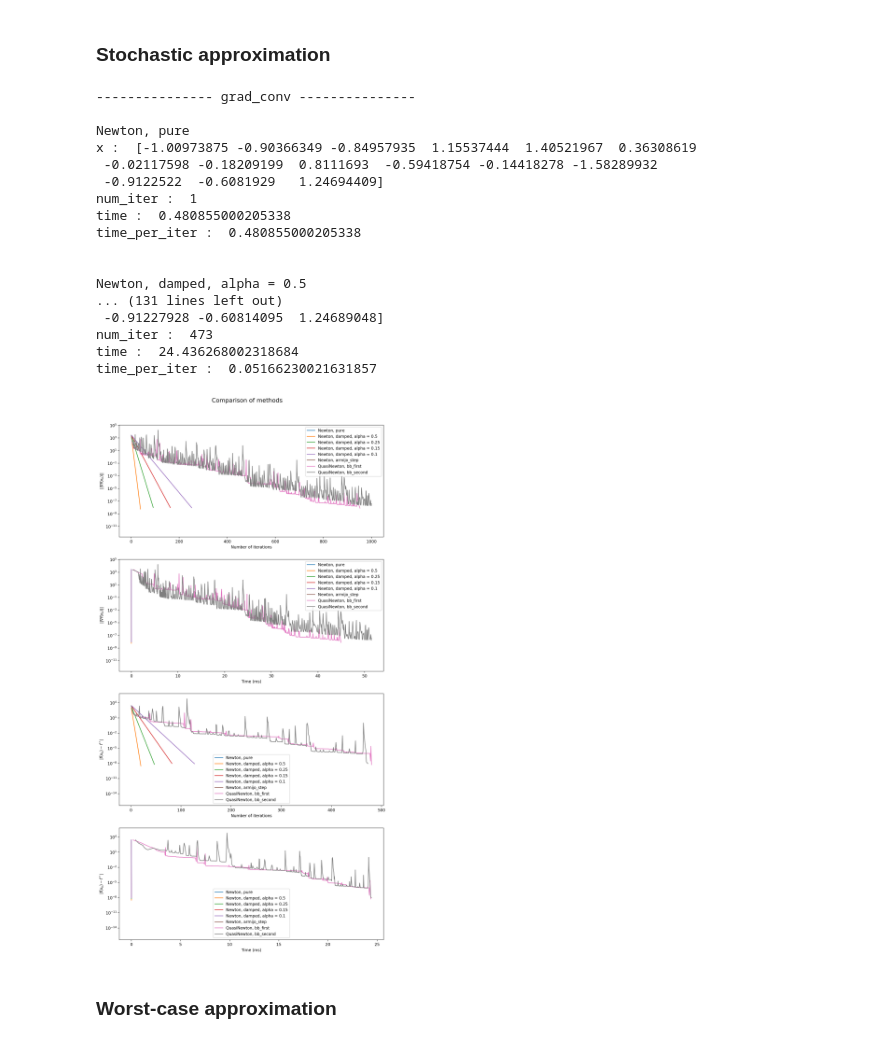
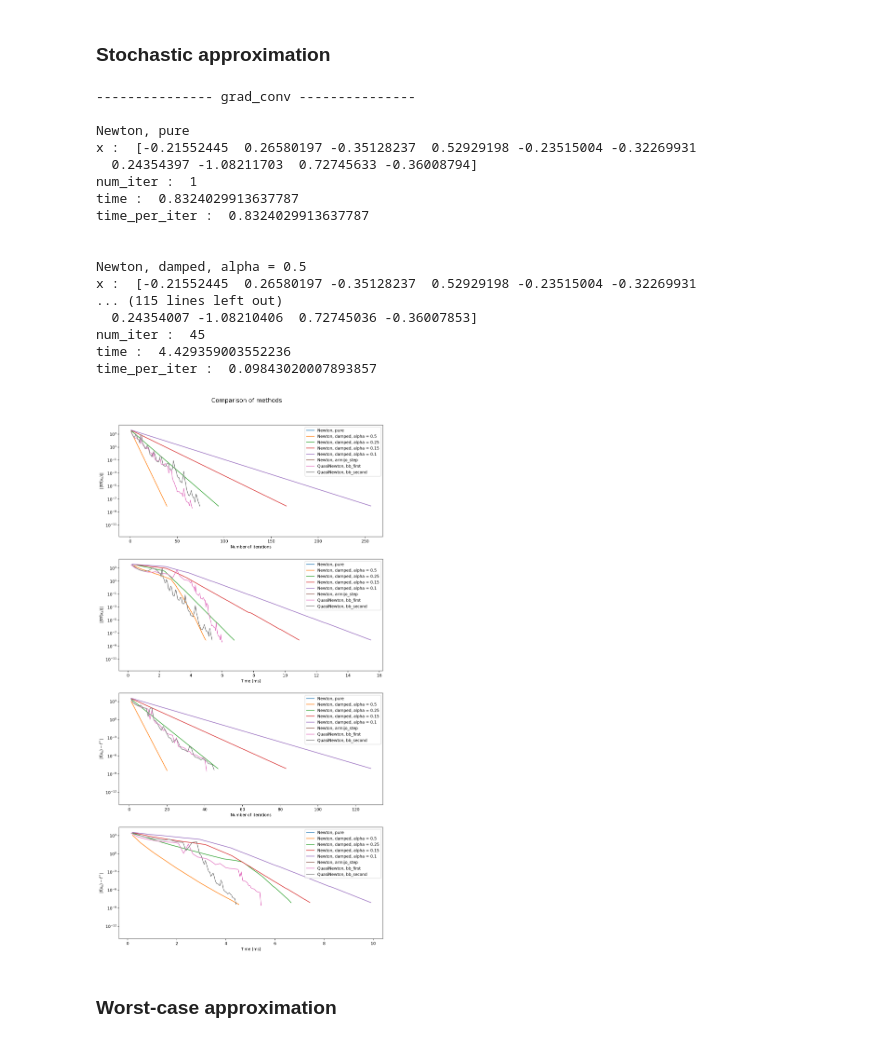
Before and after one commit to Lightingale/robust-optimization, a Jupyter notebook: NewtonComparison.ipynb, the cells around one changed output. Cells and saved outputs as stored; diff of their text form; code cells hidden in the pictures.

```diff
--- a/NewtonComparison.ipynb
+++ b/NewtonComparison.ipynb
@@ -51,7 +51,7 @@ def Newton(f, gradf, hessf, x0, epsilon, num_iter,
         alpha = step_selection(x, h, **opt_args)
         x = x + alpha * h
         conv_value = convergence(x, **opt_args)
-        timestamps.append(timer() - start)
+        timestamps.append((timer() - start) * 1000)
         conv_values.append(conv_value)
         if conv_value < epsilon:
             break
@@ -74,7 +74,7 @@ def QuasiNewton(f, gradf, hessf, x0, epsilon, num_iter,  # hessf not used
     conv_values = []
     timestamps = []
     start = timer()
-    alpha = 1e-4
+    alpha = 0.0001
     while iteration < num_iter:
         current_grad = gradf(x_prev)
         if iteration != 0:
@@ -85,7 +85,7 @@ def QuasiNewton(f, gradf, hessf, x0, epsilon, num_iter,  # hessf not used
         conv_values.append(conv_value)
         curr = timer()
         timestamps.append((curr - start) * 1000)
-        if conv_value < epsilon:
+        if (grad_conv(x_next, **opt_args) < epsilon) or (conv_value < epsilon):
             break
         prev_grad = current_grad
         s = x_next - x_prev
@@ -104,9 +104,9 @@ def QuasiNewton(f, gradf, hessf, x0, epsilon, num_iter,  # hessf not used
 # %% [markdown]
 Problem description is located at [Overleaf](https://www.overleaf.com/read/tbjdmwpxrycg).
 # %%
-N = 10
-M = 15
-A0 = np.random.uniform(-10, 10, (N, M))
+N = 20
+M = 10
+A0 = np.random.uniform(-1, 1, (N, M)) * 10
 A1 = np.random.uniform(-1, 1, (N, M))
 b = np.random.uniform(-10, 10, N)
 # %% [markdown]
@@ -176,26 +176,26 @@ def gradf_stoch(x):
 def hessf_stoch(x):
     return 2 * A0.T @ A0 + 2 / 3 * A1.T @ A1
 # %%
-compare(f_stoch, gradf_stoch, hessf_stoch, np.random.rand(M), 1e-8, 1000, [0.5, 0.25, 0.15, 0.1])
+compare(f_stoch, gradf_stoch, hessf_stoch, np.random.rand(M), 1e-8, 600, [0.5, 0.25, 0.15, 0.1])
 # %% [output]
 --------------- grad_conv ---------------
 
 Newton, pure
-x :  [-1.00973875 -0.90366349 -0.84957935  1.15537444  1.40521967  0.36308619
- -0.02117598 -0.18209199  0.8111693  -0.59418754 -0.14418278 -1.58289932
- -0.9122522  -0.6081929   1.24694409]
+x :  [-0.21552445  0.26580197 -0.35128237  0.52929198 -0.23515004 -0.32269931
+  0.24354397 -1.08211703  0.72745633 -0.36008794]
 num_iter :  1
-time :  0.480855000205338
-time_per_iter :  0.480855000205338
+time :  0.8324029913637787
+time_per_iter :  0.8324029913637787
 
 
 Newton, damped, alpha = 0.5
-... (131 lines left out)
- -0.91227928 -0.60814095  1.24689048]
-num_iter :  473
-time :  24.436268002318684
-time_per_iter :  0.05166230021631857
+x :  [-0.21552445  0.26580197 -0.35128237  0.52929198 -0.23515004 -0.32269931
+... (115 lines left out)
+  0.24354007 -1.08210406  0.72745036 -0.36007853]
+num_iter :  45
+time :  4.429359003552236
+time_per_iter :  0.09843020007893857
-[figure, old version]
+[figure, new version]
 # %% [markdown]
 ### Worst-case approximation
 # %%
```
Also changed, not shown: parts of 3 cells of this notebook, 1 other file.
